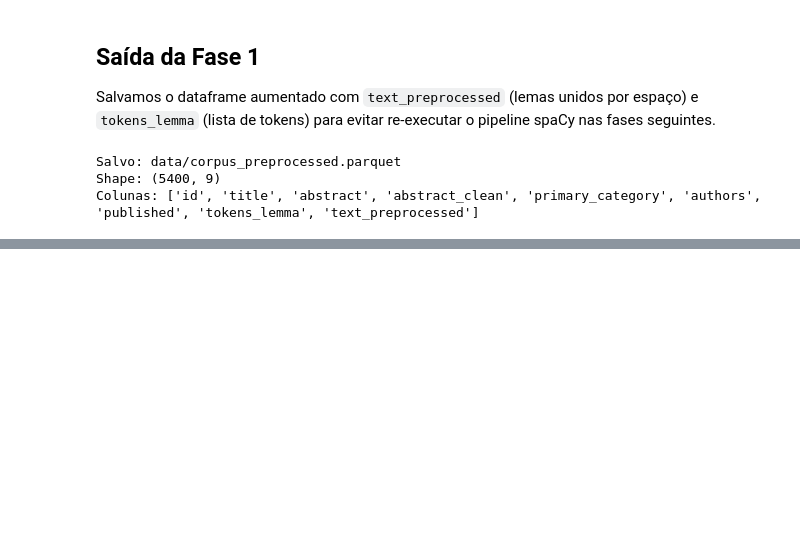
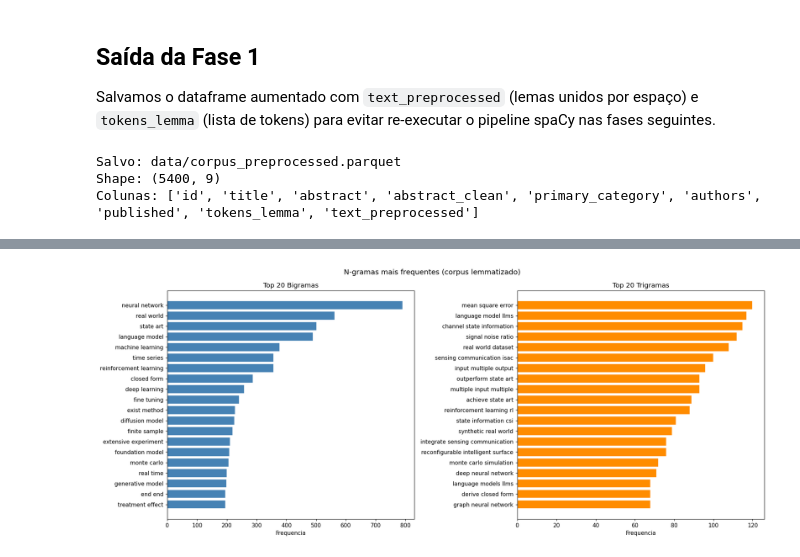
Before and after one commit to danimoreira90/arxiv-nlp-pipeline, a Jupyter notebook: notebook.ipynb, the cells around one changed output, grey strips where cells are left out. Drawn from its saved outputs; the diff is of its cells as text; code cells hidden in the pictures; blank space fills up the shorter version.

```diff
--- a/notebook.ipynb
+++ b/notebook.ipynb
@@ -525,0 +625,36 @@ Colunas: ['id', 'title', 'abstract', 'abstract_clean', 'primary_category', 'auth
+# %%
+# ── 2.2 N-gramas ────────────────────────────────────────────────────
+ng_vec    = CountVectorizer(ngram_range=(2, 3), min_df=5, max_features=60_000)
+ng_matrix = ng_vec.fit_transform(corpus)
+
+ng_names  = ng_vec.get_feature_names_out()
+ng_counts = np.asarray(ng_matrix.sum(axis=0)).flatten()
+ng_df = (pd.DataFrame({'ngram': ng_names, 'count': ng_counts})
+           .sort_values('count', ascending=False)
+           .reset_index(drop=True))
+
+bigrams  = ng_df[ng_df['ngram'].str.count(' ') == 1].head(20)
+trigrams = ng_df[ng_df['ngram'].str.count(' ') == 2].head(20)
+
+fig, axes = plt.subplots(1, 2, figsize=(17, 7))
+
+axes[0].barh(range(len(bigrams)), bigrams['count'].values[::-1],
+             color='steelblue', edgecolor='white')
+axes[0].set_yticks(range(len(bigrams)))
+axes[0].set_yticklabels(bigrams['ngram'].values[::-1])
+axes[0].set_title('Top 20 Bigramas', fontsize=12)
+axes[0].set_xlabel('Frequencia')
+
+axes[1].barh(range(len(trigrams)), trigrams['count'].values[::-1],
+             color='darkorange', edgecolor='white')
+axes[1].set_yticks(range(len(trigrams)))
+axes[1].set_yticklabels(trigrams['ngram'].values[::-1])
+axes[1].set_title('Top 20 Trigramas', fontsize=12)
+axes[1].set_xlabel('Frequencia')
+
+plt.suptitle('N-gramas mais frequentes (corpus lemmatizado)', fontsize=13)
+plt.tight_layout()
+plt.savefig('outputs/fig_ngrams.png', bbox_inches='tight')
+plt.show()
+# %% [output]
+[figure, added]
```
Also changed, not shown: parts of 20 cells of this notebook.
